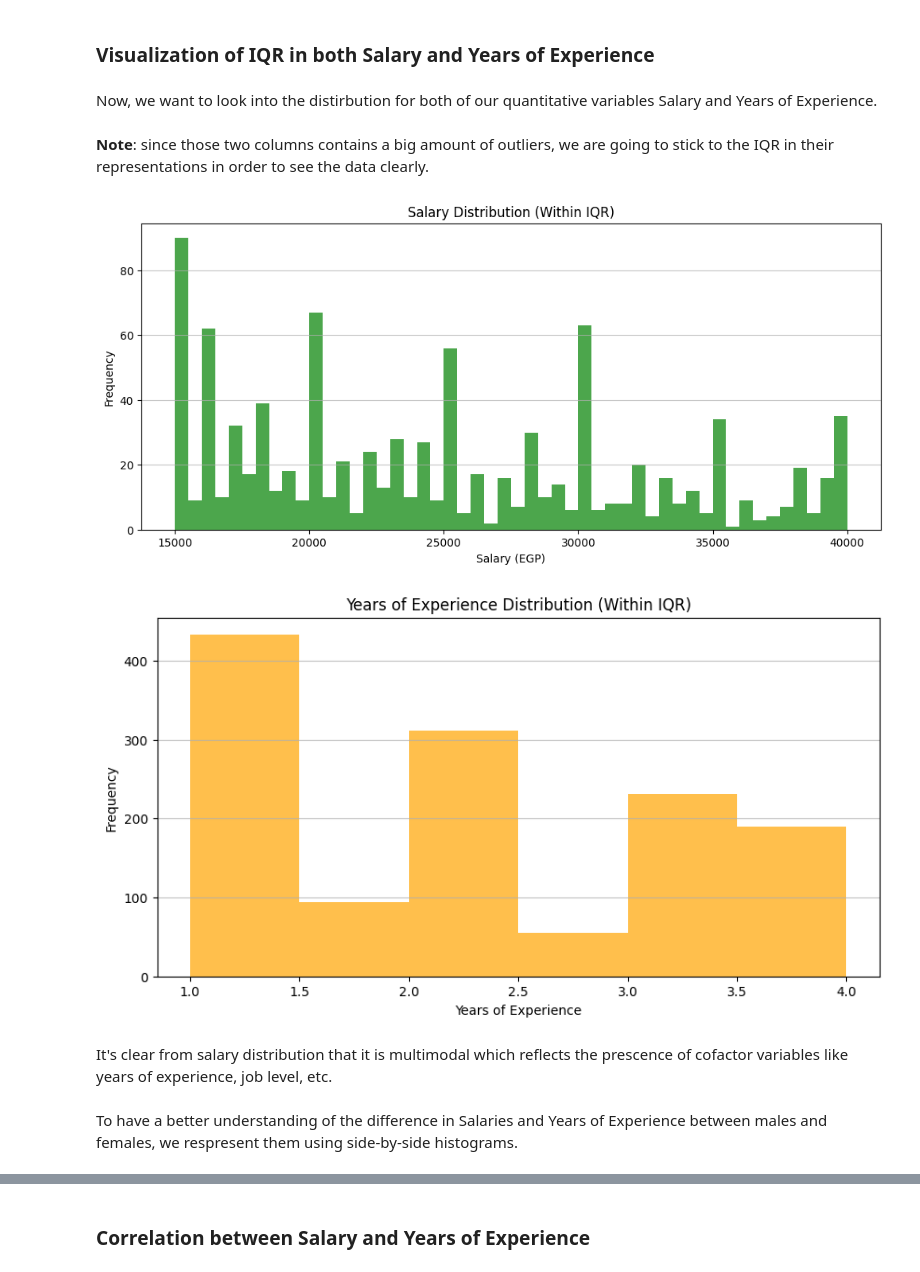
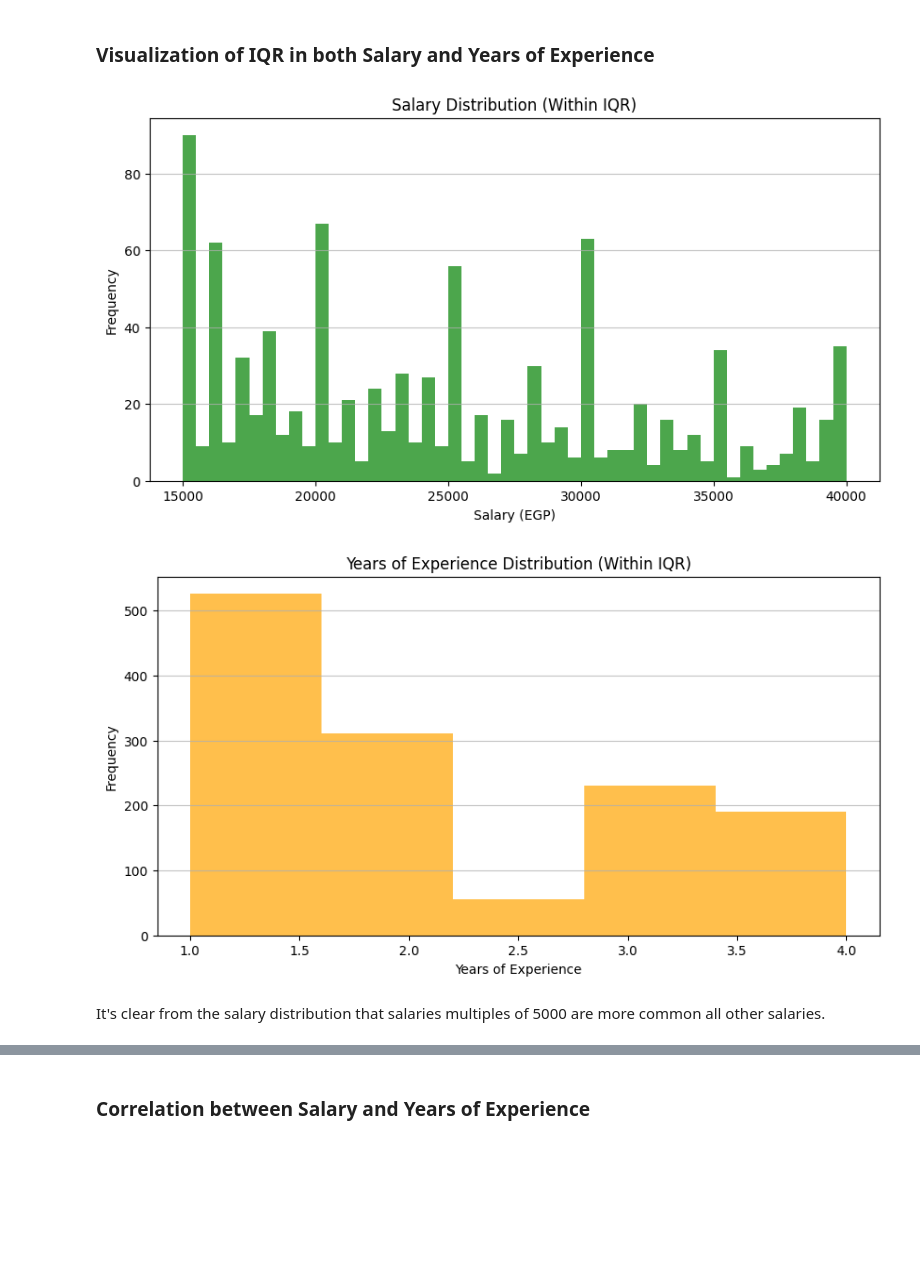
Before and after one commit to moha09-coder/Salary-Gaps-Analysis, a Jupyter notebook: analysis.ipynb, the cells around one changed output, grey strips where cells are left out. Saved outputs shown, nothing was run; the diff lists cells and outputs as text; code cells hidden in the pictures; blank space fills up the shorter version.

Commit message:
feat: Fix The CI with wrong histogram

```diff
--- a/analysis.ipynb
+++ b/analysis.ipynb
@@ -61,7 +60,7 @@ df.rename(columns={
 }, inplace=True)
 
 # Dropping unnecessary columns
-df.drop(columns=['Timestamp', 'TotalCompensationEgpBuckets', 'YoeBuckets'], inplace=True)
+df.drop(columns=['Timestamp', 'YoeBuckets', 'TotalCompensationEgpBuckets'], inplace=True)
 
 # Converting Salary to a float
 df['Salary'] = (
@@ -263,37 +195,31 @@ Years of Experience IQR: 3.00 (Q1: 1.00, Q3: 4.00)
 Number of outliers in Years of Experience: 93
 # %% [markdown]
 ### Visualization of IQR in both Salary and Years of Experience
-# %% [markdown]
-Now, we want to look into the distirbution for both of our quantitative variables Salary and Years of Experience.
-# %% [markdown]
-**Note**: since those two columns contains a big amount of outliers, we are going to stick to the IQR in their representations in order to see the data clearly.
 # %%
 # Filter data within IQR for both Salary and Years of Experience
 salary_IQR_df = egp_salary_df[(egp_salary_df['Salary'] >= salary_Q1) & (egp_salary_df['Salary'] <= salary_Q3)]
 yoe_IQR_df =  egp_salary_df[(egp_salary_df['YearsOfExperience'] >= yoe_Q1) & (egp_salary_df['YearsOfExperience'] <= yoe_Q3)]
 
 # Visualize Salary and Years of Experience within IQR
-plt.figure(figsize=(12,5))
+plt.figure(figsize=(10,5))
 plt.hist(salary_IQR_df['Salary'], bins=50, color='green', alpha=0.7)
 plt.title('Salary Distribution (Within IQR)')
 plt.xlabel('Salary (EGP)')
 plt.ylabel('Frequency')
 plt.ticklabel_format(style='plain', axis='x')
 plt.grid(axis='y', alpha=0.75)
 plt.show()
 
 plt.figure(figsize=(10,5))
-plt.hist(yoe_IQR_df['YearsOfExperience'], bins=6, color='orange', alpha=0.7)
+plt.hist(yoe_IQR_df['YearsOfExperience'], bins=5, color='orange', alpha=0.7)
 plt.title('Years of Experience Distribution (Within IQR)')
 plt.xlabel('Years of Experience')
 plt.ylabel('Frequency')
 plt.ticklabel_format(style='plain', axis='x')
 plt.grid(axis='y', alpha=0.75)
 plt.show()
 # %% [output]
-[figure, old version]
+[figure, new version]
-[figure, old version]
+[figure, new version]
 # %% [markdown]
-It's clear from salary distribution that it is multimodal which reflects the prescence of cofactor variables like years of experience, job level, etc.
+It's clear from the salary distribution that salaries multiples of 5000 are more common all other salaries.
-# %% [markdown]
-To have a better understanding of the difference in Salaries and Years of Experience between males and females, we respresent them using side-by-side histograms.
```
Also changed, not shown: parts of 70 cells of this notebook, 3 other files.
